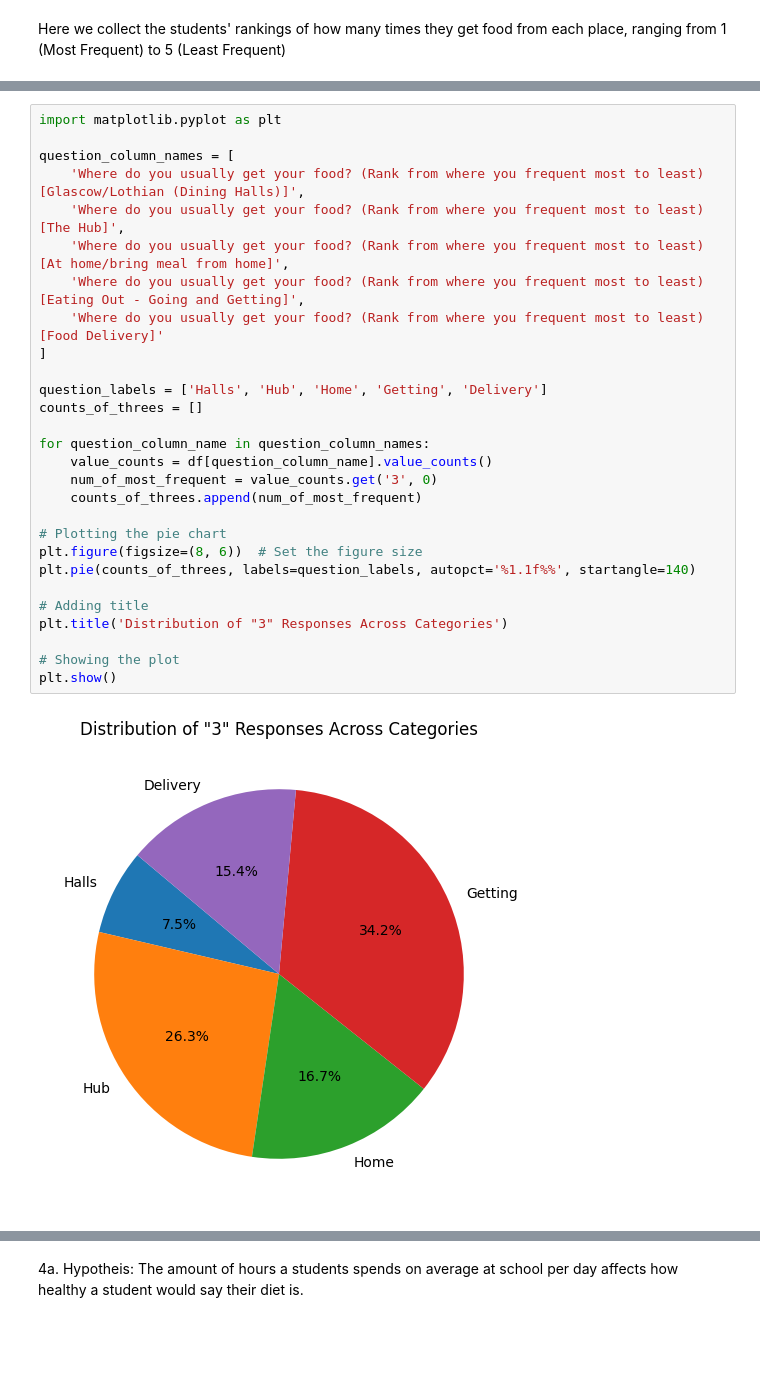
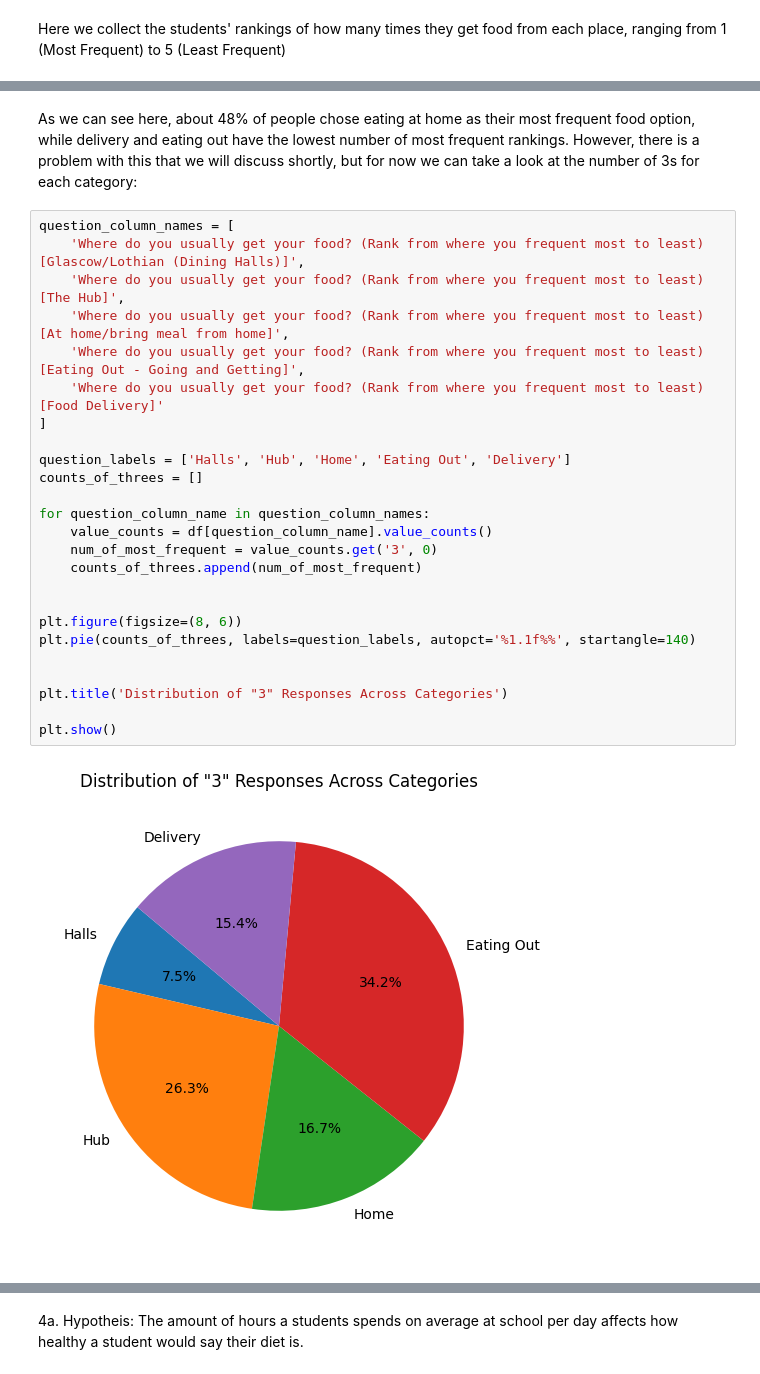
Before and after one commit to NiWong03/cs105lab5-6, a Jupyter notebook: OurProject.ipynb, the cells around one changed output, grey strips where cells are left out. Saved outputs shown, nothing was run; the diff lists cells and outputs as text; blank space fills up the shorter version.

```diff
--- a/OurProject.ipynb
+++ b/OurProject.ipynb
@@ -58,30 +67,29 @@ plt.show()
+# %% [markdown]
+As we can see here, about 48% of people chose eating at home as their most frequent food option, while delivery and eating out have the lowest number of most frequent rankings. However, there is a problem with this that we will discuss shortly, but for now we can take a look at the number of 3s for each category:
 # %%
-import matplotlib.pyplot as plt
-
 question_column_names = [
     'Where do you usually get your food? (Rank from where you frequent most to least) [Glascow/Lothian (Dining Halls)]',
     'Where do you usually get your food? (Rank from where you frequent most to least) [The Hub]',
     'Where do you usually get your food? (Rank from where you frequent most to least) [At home/bring meal from home]',
     'Where do you usually get your food? (Rank from where you frequent most to least) [Eating Out - Going and Getting]',
     'Where do you usually get your food? (Rank from where you frequent most to least) [Food Delivery]'
 ]
 
-question_labels = ['Halls', 'Hub', 'Home', 'Getting', 'Delivery']
+question_labels = ['Halls', 'Hub', 'Home', 'Eating Out', 'Delivery']
 counts_of_threes = []
 
 for question_column_name in question_column_names:
     value_counts = df[question_column_name].value_counts()
     num_of_most_frequent = value_counts.get('3', 0)
     counts_of_threes.append(num_of_most_frequent)
 
-# Plotting the pie chart
-plt.figure(figsize=(8, 6))  # Set the figure size
+
+plt.figure(figsize=(8, 6))
 plt.pie(counts_of_threes, labels=question_labels, autopct='%1.1f%%', startangle=140)
 
-# Adding title
+
 plt.title('Distribution of "3" Responses Across Categories')
 
-# Showing the plot
 plt.show()
 # %% [output]
-[figure, old version]
+[figure, new version]
```
Also changed, not shown: parts of 56 cells of this notebook, 1 other file.
